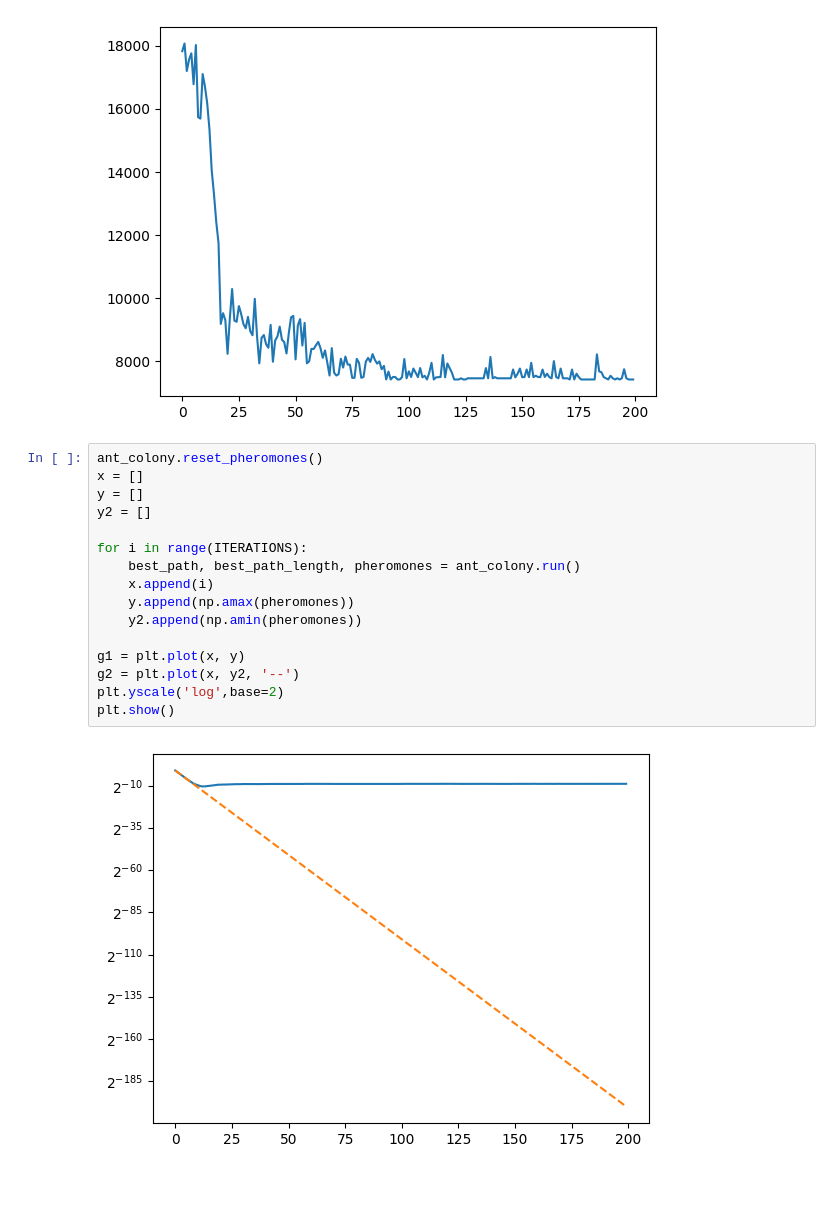
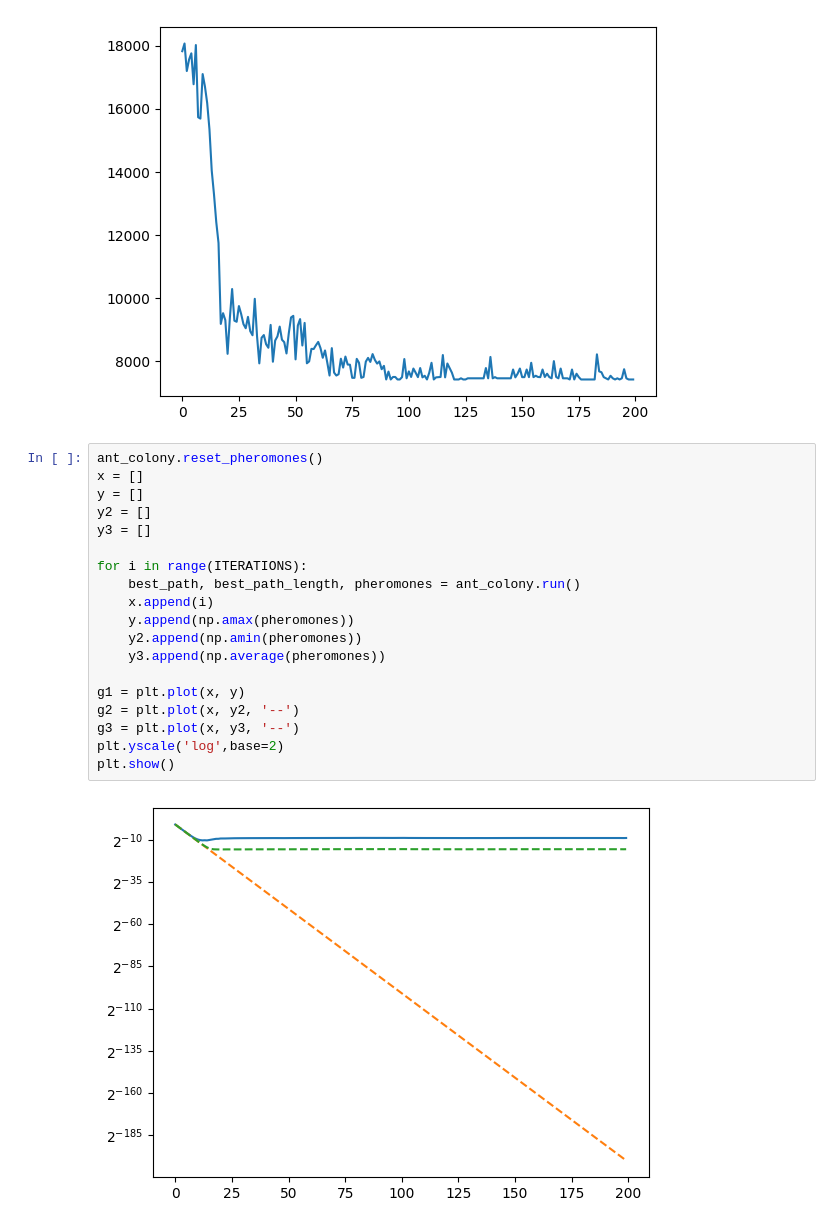
Before and after one commit to BUSH222/MISIS-dma, a Jupyter notebook: ants/graphs.ipynb, the cells around one changed output. Drawn from its saved outputs; the diff is of its cells as text; blank space fills up the shorter version.

```diff
--- a/ants/graphs.ipynb
+++ b/ants/graphs.ipynb
@@ -36,18 +36,21 @@ plt.show()  # The colony should converge on the minimal path length
 # %%
 ant_colony.reset_pheromones()
 x = []
 y = []
 y2 = []
+y3 = []
 
 for i in range(ITERATIONS):
     best_path, best_path_length, pheromones = ant_colony.run()
     x.append(i)
     y.append(np.amax(pheromones))
     y2.append(np.amin(pheromones))
+    y3.append(np.average(pheromones))
 
 g1 = plt.plot(x, y)
 g2 = plt.plot(x, y2, '--')
+g3 = plt.plot(x, y3, '--')
 plt.yscale('log',base=2)
 plt.show()
 # %% [output]
-[figure, old version]
+[figure, new version]
```
